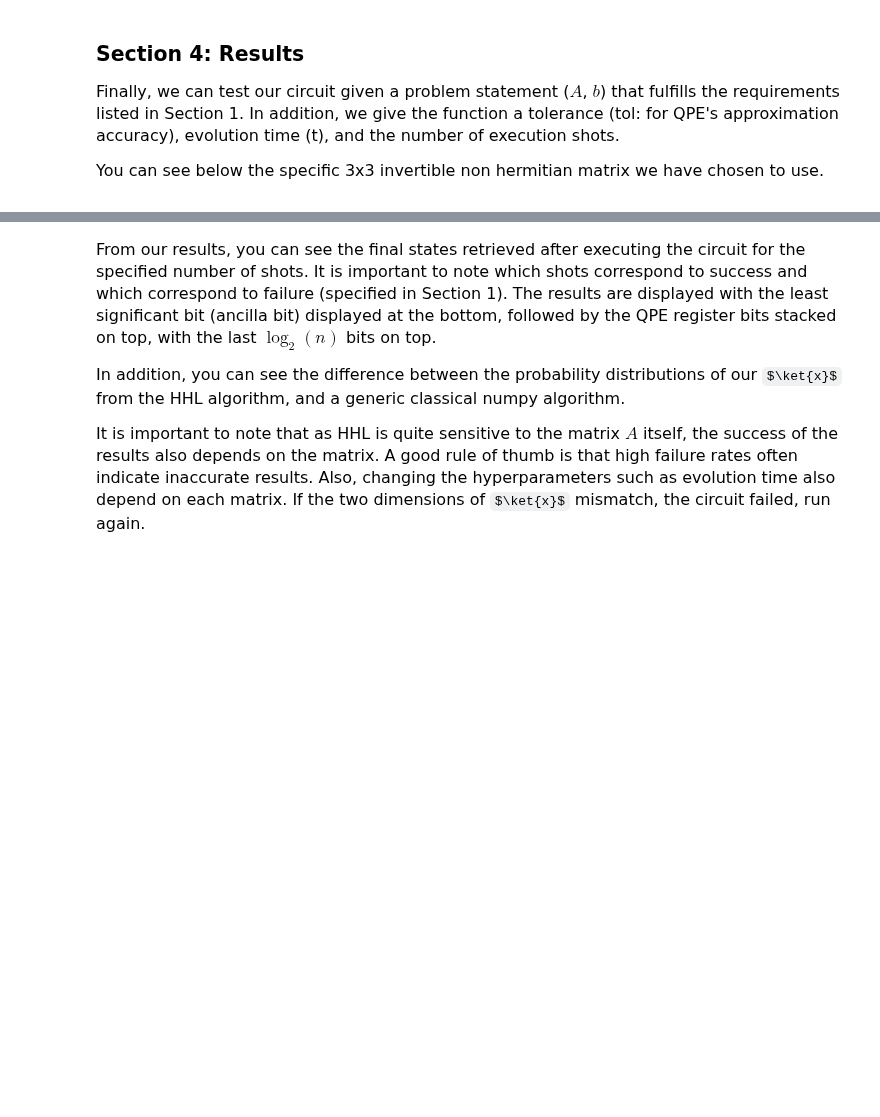
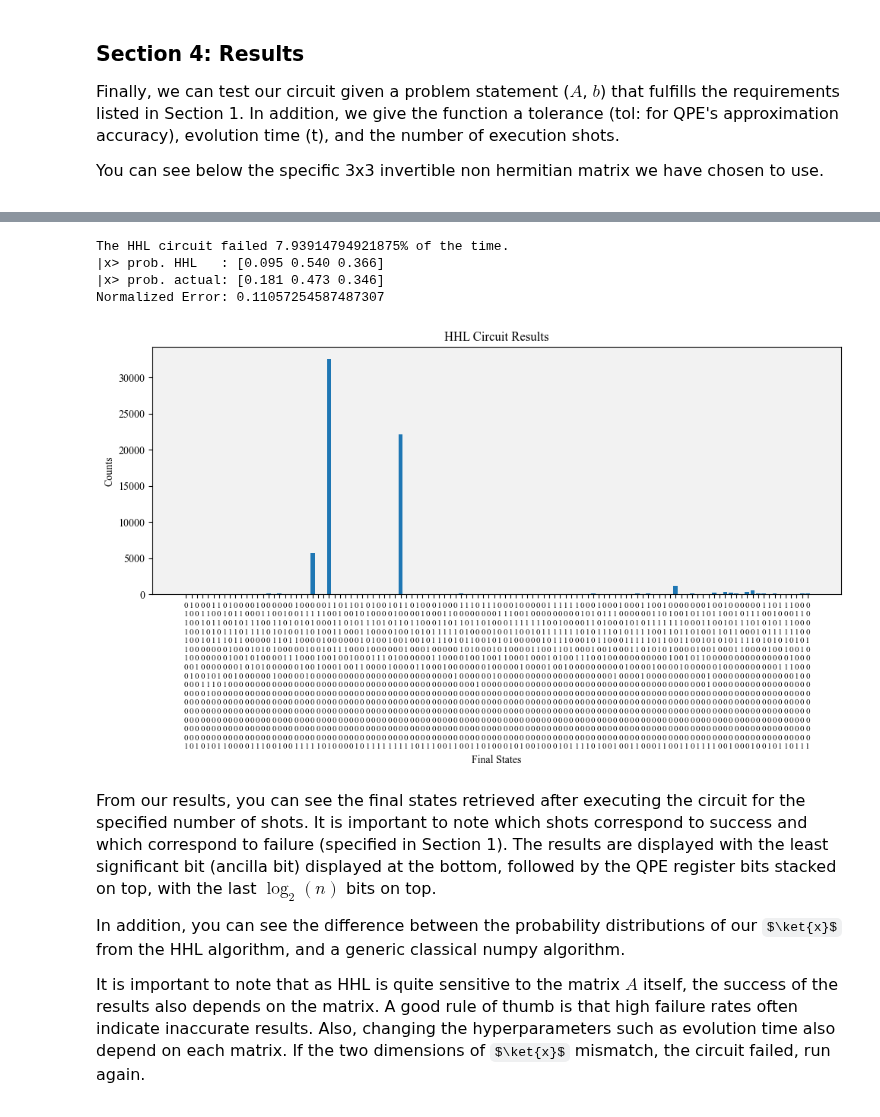
Before and after one commit to sonnyloweus/HHL-Quantum-Linear-Algebra, a Jupyter notebook: QuantumLinearAlgebra_HHL_v2.ipynb, the cells around one changed output, grey strips where cells are left out. Saved outputs shown, nothing was run; the diff lists cells and outputs as text; code cells hidden in the pictures; some formulas as TeX source; blank space fills up the shorter version.

```diff
--- a/QuantumLinearAlgebra_HHL_v2.ipynb
+++ b/QuantumLinearAlgebra_HHL_v2.ipynb
@@ -228,7 +228,7 @@ The helper functions below will help us analyze our results at the very end by c
 ################ Results Analyzers ###################
 ######################################################
 
-def get_x_hhl(shots, failed_count, trimmed_counts, b):
+def get_x_distribution_hhl(shots, failed_count, trimmed_counts, b):
     # find probabilities of the top n results (for an n-dim system)
     top_n_counts = dict(sorted(trimmed_counts.items(), key=lambda x: x[1], reverse=True)[:len(b)])
     x_hhl = [i[1]/(shots - failed_count) for i in sorted(top_n_counts.items(), key=lambda i: i[0], reverse=False)]
@@ -236,7 +236,7 @@ def get_x_hhl(shots, failed_count, trimmed_counts, b):
     x_hhl = x_hhl
     return np.array(x_hhl)
 
-def get_x_actual(A, b):
+def get_x_distribution_actual(A, b):
     x = np.linalg.solve(A, b)
     # squaring norm for probability distribution
     x = (x/np.linalg.norm(x))**2
@@ -567,35 +572,41 @@ hhl.draw('mpl', reverse_bits=True, scale=0.2, fold=100)
 ##################### Results $$$#####################
 ######################################################
 
 job = execute(hhl, backend=backend_qasm, shots=shots)
 counts = job.result().get_counts()
 failed_count, trimmed_counts = remove_fails(counts.copy())
 
-x_HHL = get_x_hhl(shots, failed_count, trimmed_counts, b)
-x = get_x_actual(A, b)
+x_HHL = get_x_distribution_hhl(shots, failed_count, trimmed_counts, b)
+x = get_x_distribution_actual(A, b)
 print(f"The HHL circuit failed {failed_count/shots*100}% of the time.")
 print('|x> prob. HHL   :', np.array2string(x_HHL, formatter={'float_kind': lambda x: f"{x:.3f}"}))
 print('|x> prob. actual:', np.array2string(np.real(x), formatter={'float_kind': lambda x: f"{x:.3f}"}))
 print('Normalized Error:', np.linalg.norm(x_HHL - x))
 
 # plot_histogram(counts) # qiskit's visualizer
 
 fig, ax = plt.subplots(figsize=(10, 6)) # matplotlib
 ax.set_facecolor('#f2f2f2')
 keys = list(counts.keys())
 values = list(counts.values())
 plt.rcParams.update({'font.family': 'Times New Roman'})
 ax.bar(keys, values)
 ax.tick_params(axis='x', labelsize=8, rotation=0)
 ax.set_xticks(range(len(keys)))
 keys_formatted = ['\n'.join(list(key)) for key in keys]
 ax.set_xticklabels(keys_formatted)
 ax.set_xlabel('Final States')
 ax.set_ylabel('Counts')
 ax.set_title('HHL Circuit Results')
 
 plt.tight_layout()
 plt.show()
+# %% [output]
+The HHL circuit failed 7.93914794921875% of the time.
+|x> prob. HHL   : [0.095 0.540 0.366]
+|x> prob. actual: [0.181 0.473 0.346]
+Normalized Error: 0.11057254587487307
+[figure, added]
 # %% [markdown]
 <div style="font-family: 'Times New Roman'; font-size: 16px;">
 
```
Also changed, not shown: parts of 7 cells of this notebook, 2 other files.
